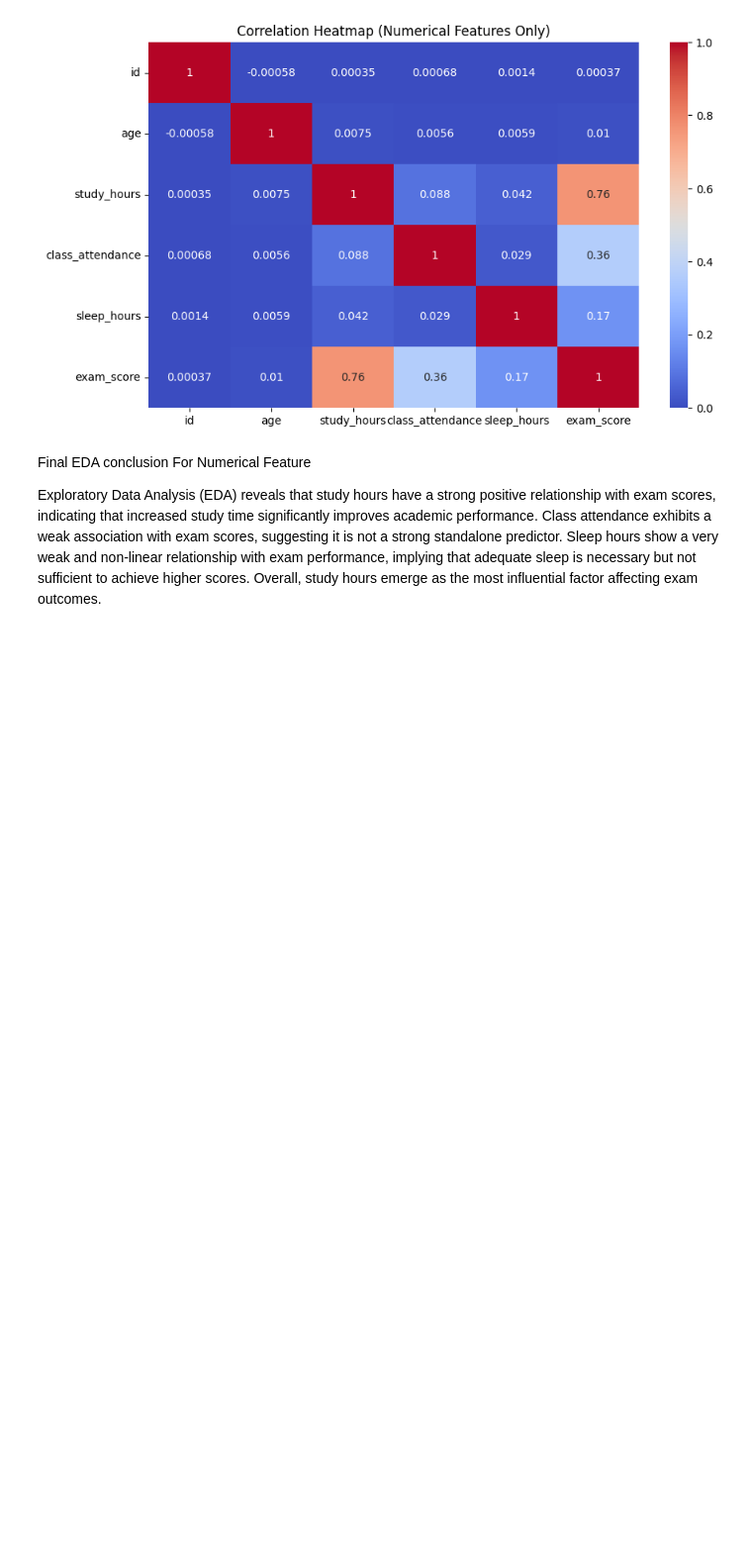
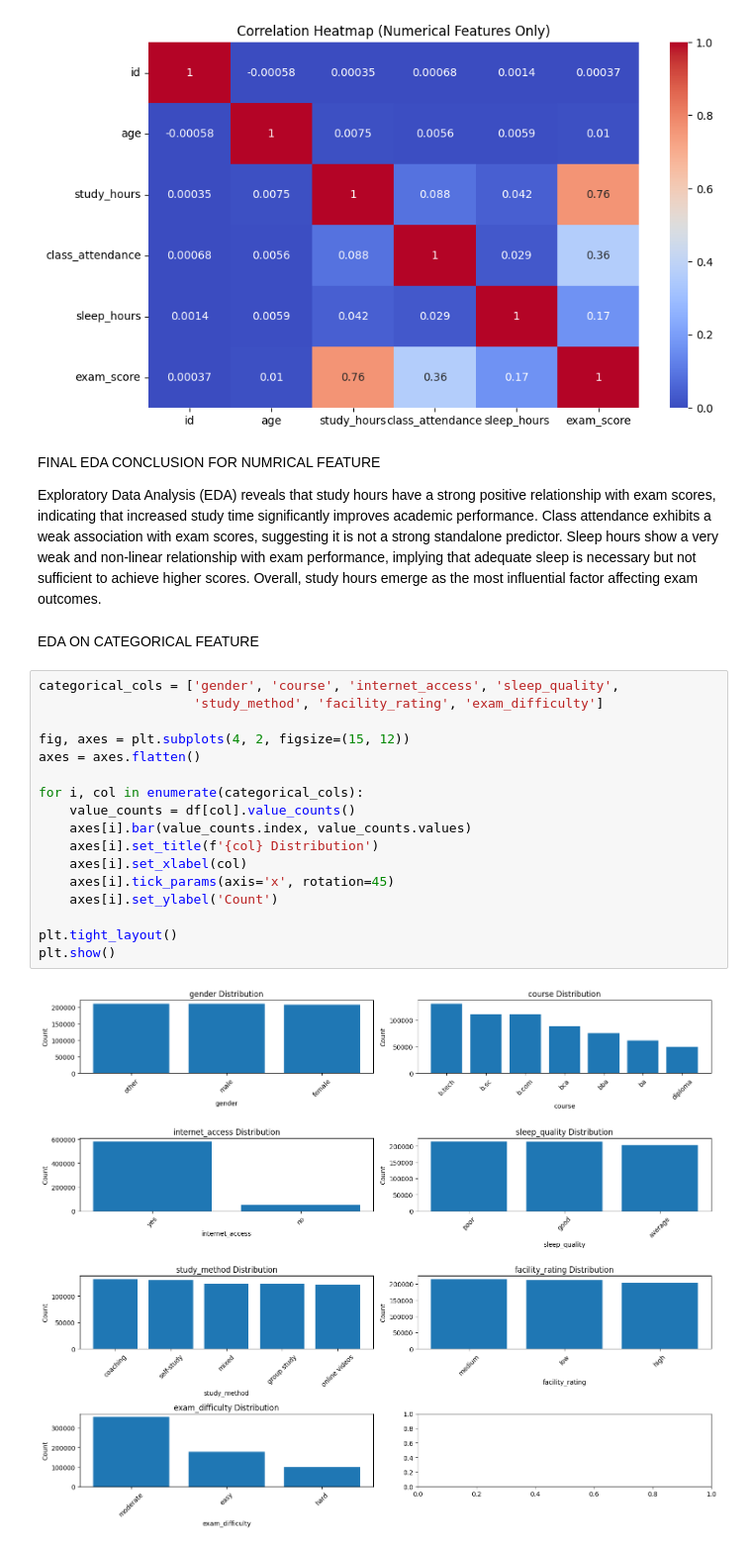
Before and after one commit to VisheshUnadkat13/Predicting-Student-Test-Scores-Kaggle-Competition, a Jupyter notebook: Student_Test_Performance.ipynb, the cells around one changed output. Shown at 99% size. Drawn from its saved outputs; the diff is of its cells as text; blank space fills up the shorter version.

Commit message:
Apply EDA on categorical feature

```diff
--- a/Student_Test_Performance.ipynb
+++ b/Student_Test_Performance.ipynb
@@ -261,6 +265,27 @@ plt.show()
 # %% [output]
 [figure]
 # %% [markdown]
-Final EDA conclusion For Numerical Feature
+FINAL EDA CONCLUSION FOR NUMRICAL FEATURE
 
 Exploratory Data Analysis (EDA) reveals that study hours have a strong positive relationship with exam scores, indicating that increased study time significantly improves academic performance. Class attendance exhibits a weak association with exam scores, suggesting it is not a strong standalone predictor. Sleep hours show a very weak and non-linear relationship with exam performance, implying that adequate sleep is necessary but not sufficient to achieve higher scores. Overall, study hours emerge as the most influential factor affecting exam outcomes.
+# %% [markdown]
+EDA ON CATEGORICAL FEATURE
+# %%
+categorical_cols = ['gender', 'course', 'internet_access', 'sleep_quality',
+                    'study_method', 'facility_rating', 'exam_difficulty']
+
+fig, axes = plt.subplots(4, 2, figsize=(15, 12))
+axes = axes.flatten()
+
+for i, col in enumerate(categorical_cols):
+    value_counts = df[col].value_counts()
+    axes[i].bar(value_counts.index, value_counts.values)
+    axes[i].set_title(f'{col} Distribution')
+    axes[i].set_xlabel(col)
+    axes[i].tick_params(axis='x', rotation=45)
+    axes[i].set_ylabel('Count')
+
+plt.tight_layout()
+plt.show()
+# %% [output]
+[figure, added]
```
Also changed, not shown: parts of 5 cells of this notebook.
